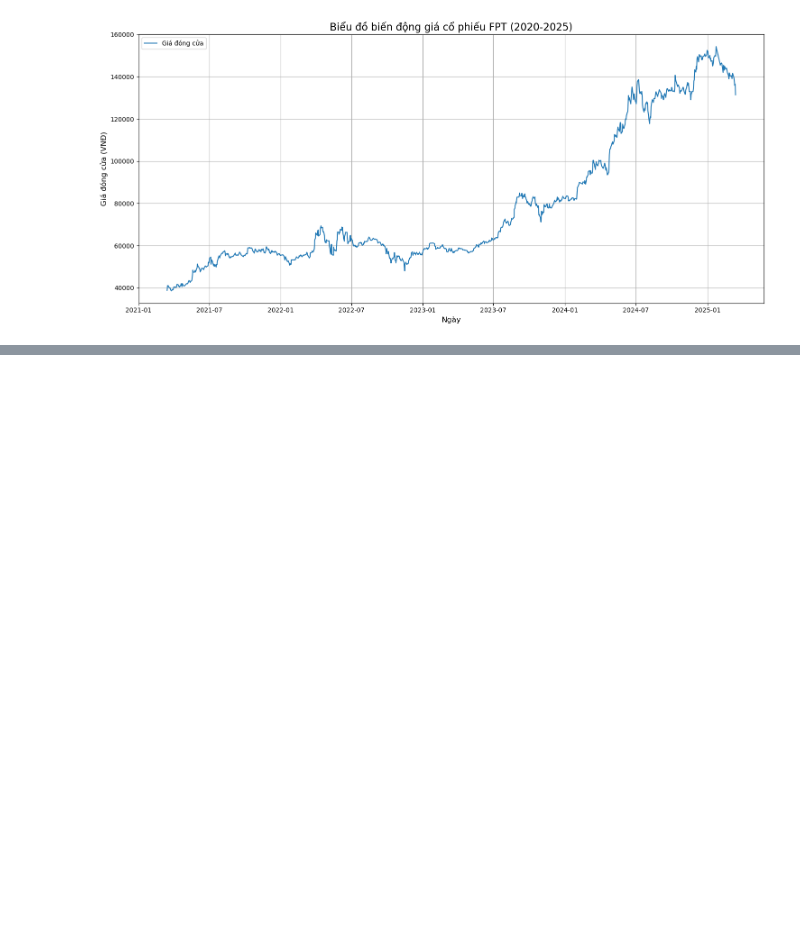
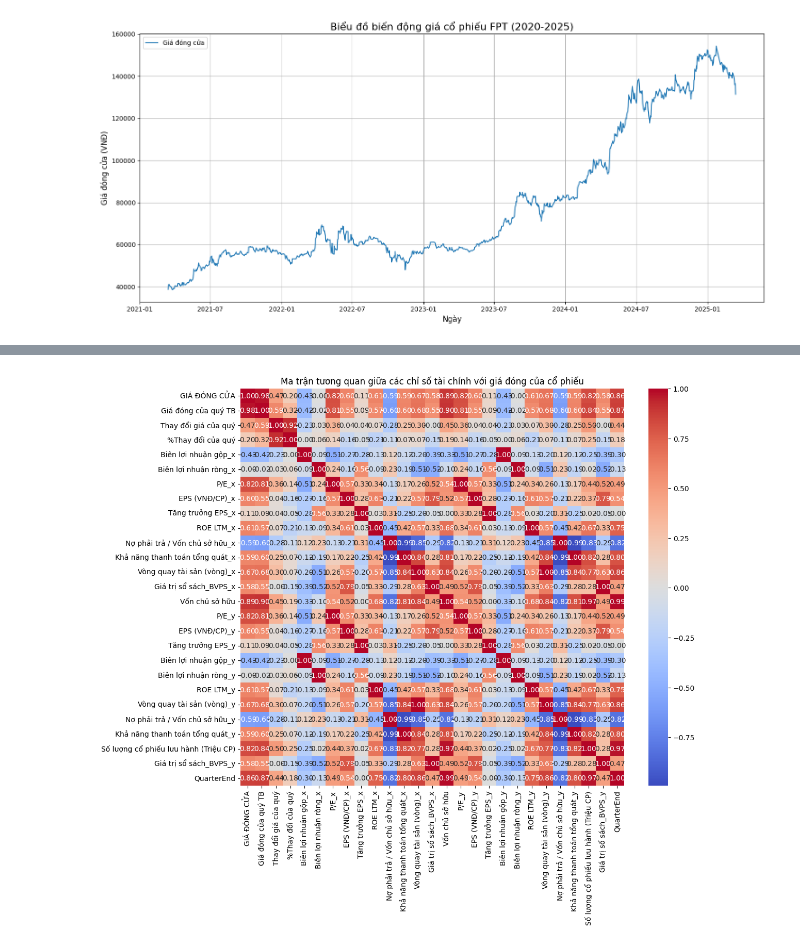
Before and after one commit to DangShark/Data_Mining, a Jupyter notebook: final_report.ipynb, the cells around one changed output, grey strips where cells are left out. Cells and saved outputs as stored; diff of their text form; code cells hidden in the pictures; blank space fills up the shorter version.

```diff
--- a/final_report.ipynb
+++ b/final_report.ipynb
@@ -511,0 +588,10 @@ memory usage: 512.0+ bytes
+# %%
+# Join 2 datafram final_quarterly_df và financial_df trên với nhau
+merged_df = pd.merge(
+    final_quarterly_df,
+    financial_long_df,
+    on='QUÝ',
+    how='inner'
+)
+
+merged_df.head()
@@ -511,0 +607,9 @@ memory usage: 512.0+ bytes
+# %%
+# join 2 dataframe merged_df và price_quarter_df với nhau
+merged_df_2 = pd.merge(
+    price_quarter_df,
+    merged_df,
+    on='QUÝ',
+    how='inner'
+)
+merged_df_2
@@ -511,0 +630,4 @@ memory usage: 512.0+ bytes
+# %%
+# Bỏ cột Quy để tất cả giá trị đều thuộc kiểu numemaric
+main_merged_df = merged_df_2.drop(columns=['QUÝ'])
+main_merged_df.head()
@@ -511,0 +642,4 @@ memory usage: 512.0+ bytes
+# %%
+# Lựa chọn các yếu tố nguy cơ tiềm năng cho mô hình tài chính
+correlation_matrix = main_merged_df.corr(method='pearson')
+correlation_matrix['GIÁ ĐÓNG CỬA']
@@ -511,0 +664,8 @@ memory usage: 512.0+ bytes
+# %%
+import seaborn as sns
+plt.figure(figsize=(12,10))
+sns.heatmap(correlation_matrix, annot=True, fmt='.2f', cmap='coolwarm')
+plt.title('Ma trận tương quan giữa các chỉ số tài chính với giá đóng của cổ phiếu')
+plt.show()
+# %% [output]
+[figure, added]
```
Also changed, not shown: parts of 16 cells of this notebook, 2 other files.
